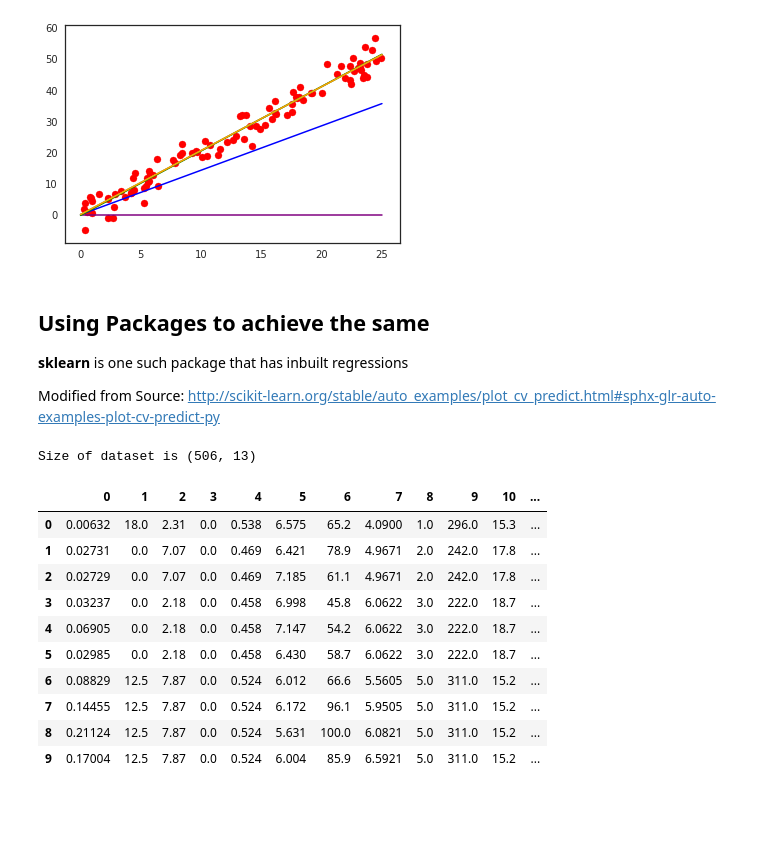
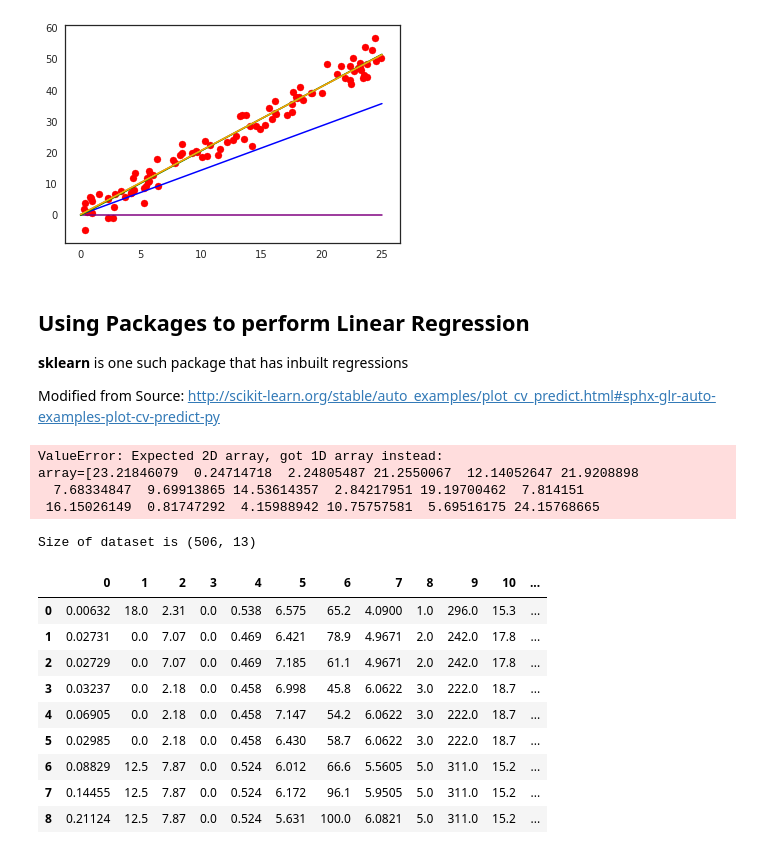
Before and after one commit to SConsul/ML101, a Jupyter notebook: Session1/Demo1_Linear_Regression.ipynb, the cells around one changed output. Saved outputs shown, nothing was run; the diff lists cells and outputs as text; code cells hidden in the pictures; blank space fills up the shorter version.

```diff
--- a/Session1/Demo1_Linear_Regression.ipynb
+++ b/Session1/Demo1_Linear_Regression.ipynb
@@ -164,37 +164,55 @@ At epoch epoch_no, 999 theta_0= 0.045084,theta1= 2.053501.
 At epoch epoch_no, 9999 theta_0= -0.158522,theta1= 2.065330.
 [figure]
 # %% [markdown]
-Using Packages to achieve the same
+Using Packages to perform Linear Regression
 ---------------------------------------
 __sklearn__ is one such package that has inbuilt regressions
 
 Modified from Source: http://scikit-learn.org/stable/auto_examples/plot_cv_predict.html#sphx-glr-auto-examples-plot-cv-predict-py
+# %%
+from sklearn import datasets
+from sklearn.model_selection import cross_val_predict
+from sklearn import linear_model
+import matplotlib.pyplot as plt
+import pandas as pd
+
+lr = linear_model.LinearRegression()
+array.reshape(-1)
+lin_fit = cross_val_predict(lr, x, y, cv=10)
+
+plt.scatter(x,y, color="red")
+pl.scatter(x,lin_fit, color="blue")
+plt.show()
+# %% [output]
+ValueError: Expected 2D array, got 1D array instead:
+array=[23.21846079  0.24714718  2.24805487 21.2550067  12.14052647 21.9208898
+  7.68334847  9.69913865 14.53614357  2.84217951 19.19700462  7.814151
+ 16.15026149  0.81747292  4.15988942 10.75757581  5.69516175 24.15768665
 # %%
 from sklearn import datasets
 from sklearn.model_selection import cross_val_predict
 from sklearn import linear_model
 import matplotlib.pyplot as plt
 import pandas as pd
 
 lr = linear_model.LinearRegression()
 boston = datasets.load_boston()
 
 print("Size of dataset is" , boston.data.shape)
 df_b = pd.DataFrame(boston.data)
-df_b.head(10)
+df_b.head(9) #shows the first 9 datapoints
 # %% [output]
 Size of dataset is (506, 13)
 |  | 0 | 1 | 2 | 3 | 4 | 5 | 6 | 7 | 8 | 9 | 10 | ... |
 | 0 | 0.00632 | 18.0 | 2.31 | 0.0 | 0.538 | 6.575 | 65.2 | 4.0900 | 1.0 | 296.0 | 15.3 | ... |
 | 1 | 0.02731 | 0.0 | 7.07 | 0.0 | 0.469 | 6.421 | 78.9 | 4.9671 | 2.0 | 242.0 | 17.8 | ... |
 | 2 | 0.02729 | 0.0 | 7.07 | 0.0 | 0.469 | 7.185 | 61.1 | 4.9671 | 2.0 | 242.0 | 17.8 | ... |
 | 3 | 0.03237 | 0.0 | 2.18 | 0.0 | 0.458 | 6.998 | 45.8 | 6.0622 | 3.0 | 222.0 | 18.7 | ... |
 | 4 | 0.06905 | 0.0 | 2.18 | 0.0 | 0.458 | 7.147 | 54.2 | 6.0622 | 3.0 | 222.0 | 18.7 | ... |
 | 5 | 0.02985 | 0.0 | 2.18 | 0.0 | 0.458 | 6.430 | 58.7 | 6.0622 | 3.0 | 222.0 | 18.7 | ... |
 | 6 | 0.08829 | 12.5 | 7.87 | 0.0 | 0.524 | 6.012 | 66.6 | 5.5605 | 5.0 | 311.0 | 15.2 | ... |
 | 7 | 0.14455 | 12.5 | 7.87 | 0.0 | 0.524 | 6.172 | 96.1 | 5.9505 | 5.0 | 311.0 | 15.2 | ... |
 | 8 | 0.21124 | 12.5 | 7.87 | 0.0 | 0.524 | 5.631 | 100.0 | 6.0821 | 5.0 | 311.0 | 15.2 | ... |
-| 9 | 0.17004 | 12.5 | 7.87 | 0.0 | 0.524 | 6.004 | 85.9 | 6.5921 | 5.0 | 311.0 | 15.2 | ... |
 # %%
 y = boston.target
 
```
Also changed, not shown: parts of 1 cell of this notebook.
